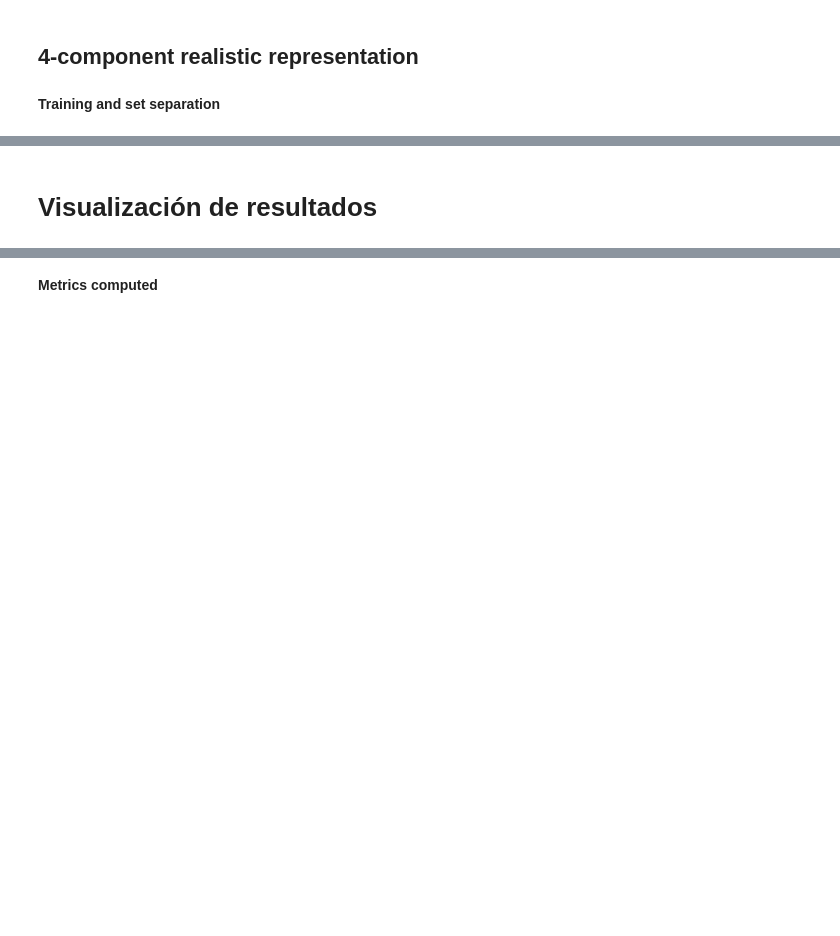
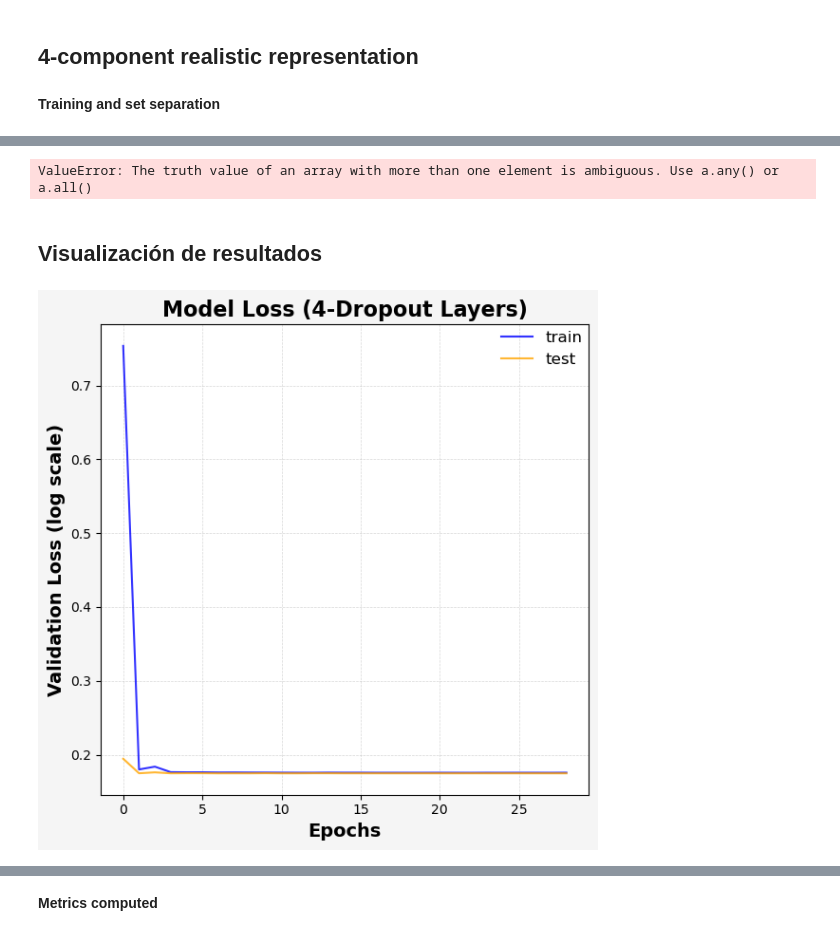
Before and after one commit to CIEMAT-Neutrino/AI_nuvT, a Jupyter notebook: 5_Regression_time_NN.ipynb, the cells around one changed output, grey strips where cells are left out. Saved outputs shown, nothing was run; the diff lists cells and outputs as text; code cells hidden in the pictures; blank space fills up the shorter version.

Commit message:
previous  V2_4_2-Finer+4Time model & maps

```diff
--- a/5_Regression_time_NN.ipynb
+++ b/5_Regression_time_NN.ipynb
@@ -112,0 +209,3 @@ Epoch 13/30
+# %%
+test_size = int(np.floor(0.30*np.shape(nuvT_c_bunch_scaled)[0]) )
+print(test_size)
@@ -112,0 +214,8 @@ Epoch 13/30
+# %%
+# prueba (los mapas originales están invertidos en y)
+# Invert along the 59 dimension (axis 1)
+inverted_image = image[:, ::-1, :, :]
+# %%
+x_train, x_test = inverted_image[:-test_size], inverted_image[-test_size:]
+print('x_train dim.:',x_train.shape)
+print('x_test dim.:', x_test.shape)
@@ -112,0 +225,2 @@ Epoch 13/30
+# %%
+y_train, y_test = nuvT_c_bunch_scaled[:-test_size], nuvT_c_bunch_scaled[-test_size:]
@@ -113,2 +289,40 @@ Epoch 13/30
+# %%
+y_pred = model.predict(x_test,time_embeddings)
+# %% [output]
+ValueError: The truth value of an array with more than one element is ambiguous. Use a.any() or a.all()
 # %% [markdown]
-# Visualización de resultados
+## Visualización de resultados
+# %%
+import matplotlib.pyplot as plt
+
+# Access each model's history
+model_history = history.history
+
+# Plotting the validation loss for all models
+plt.figure(figsize=(6, 6))
+
+# Plot each model's validation loss with smooth lines, subtle markers, and refined styling
+plt.plot(model_history['loss'], label='train', color='blue', linestyle='-', markersize=8, alpha=0.8)
+plt.plot(model_history['val_loss'], label='test', color='orange', linestyle='-', markersize=8, alpha=0.8)
+
+# Enhance plot appearance
+#plt.yscale('log')  # Use logarithmic scale on y-axis
+#plt.ylim()
+plt.xlabel('Epochs', fontsize=14, fontweight='bold')
+plt.ylabel('Validation Loss (log scale)', fontsize=14, fontweight='bold')
+plt.title('Model Loss (4-Dropout Layers)', fontsize=16, fontweight='bold')
+#plt.ylim(0.1,0.3)
+# Refined grid with lighter lines
+plt.grid(True, which='both', linestyle='--', linewidth=0.5, alpha=0.5)
+
+# Add legend with better positioning and larger font
+plt.legend(fontsize=12, loc='upper right', bbox_to_anchor=(1, 1), borderaxespad=0., frameon=False)
+
+# Add background color for plot to make it stand out
+plt.gcf().set_facecolor('whitesmoke')
+
+# Show plot with a tight layout to avoid clipping
+plt.tight_layout()
+plt.show()
+# %% [output]
+[figure, added]
```
Also changed, not shown: parts of 25 cells of this notebook, 5 other files.
